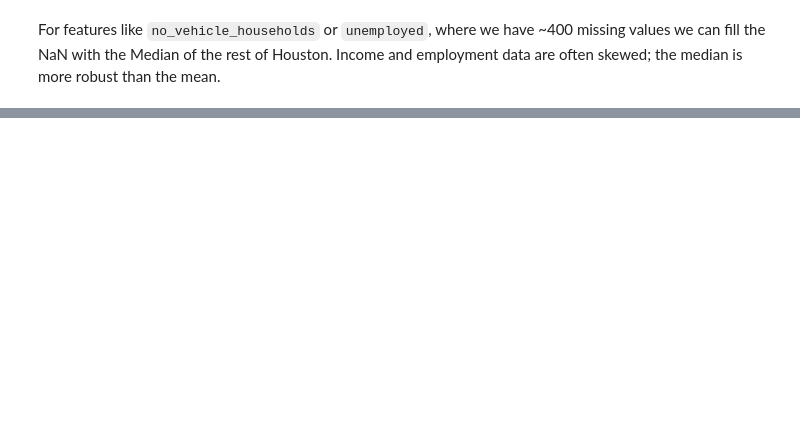
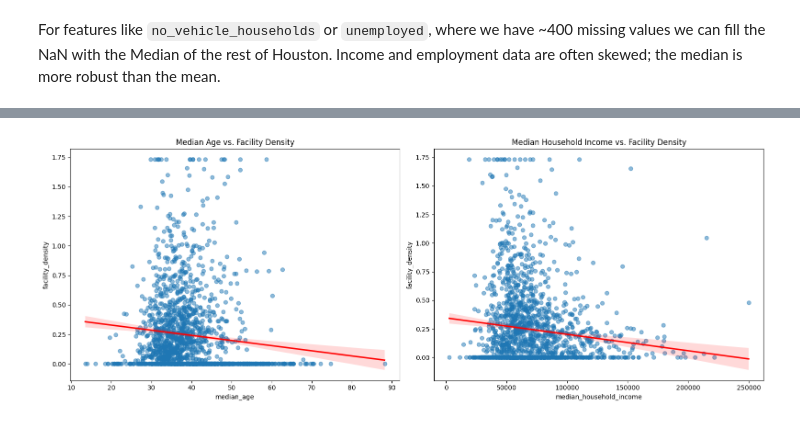
Before and after one commit to williamervin7/Healthcare-Accessibility-Demand-Modeling, a Jupyter notebook: notebooks/eda.ipynb, the cells around one changed output, grey strips where cells are left out. Saved outputs shown, nothing was run; the diff lists cells and outputs as text; code cells hidden in the pictures; blank space fills up the shorter version.

```diff
--- a/notebooks/eda.ipynb
+++ b/notebooks/eda.ipynb
@@ -178,0 +236,17 @@ df_clean['facility_density'] = df_clean['facility_density'].clip(upper=q_99)
+# %%
+fig, (ax1, ax2) = plt.subplots(1, 2, figsize=(16, 6))
+
+# Median Age vs Density
+sns.regplot(x='median_age', y='facility_density', data=df_clean, ax=ax1,
+            scatter_kws={'alpha':0.5}, line_kws={'color':'red'})
+ax1.set_title('Median Age vs. Facility Density')
+
+# Median Income vs Density
+sns.regplot(x='median_household_income', y='facility_density', data=df_clean, ax=ax2,
+            scatter_kws={'alpha':0.5}, line_kws={'color':'red'})
+ax2.set_title('Median Household Income vs. Facility Density')
+
+plt.tight_layout()
+plt.show()
+# %% [output]
+[figure, added]
```
Also changed, not shown: parts of 14 cells of this notebook.
